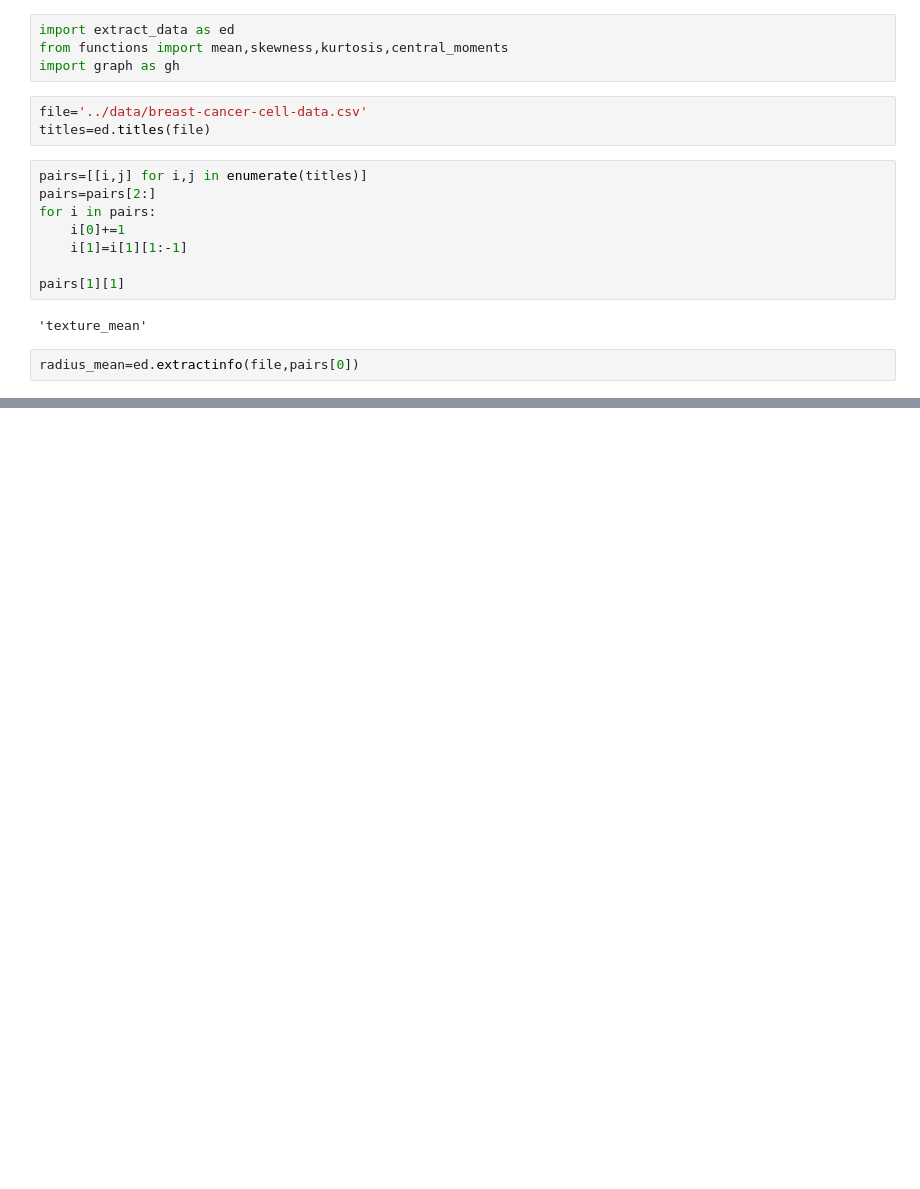
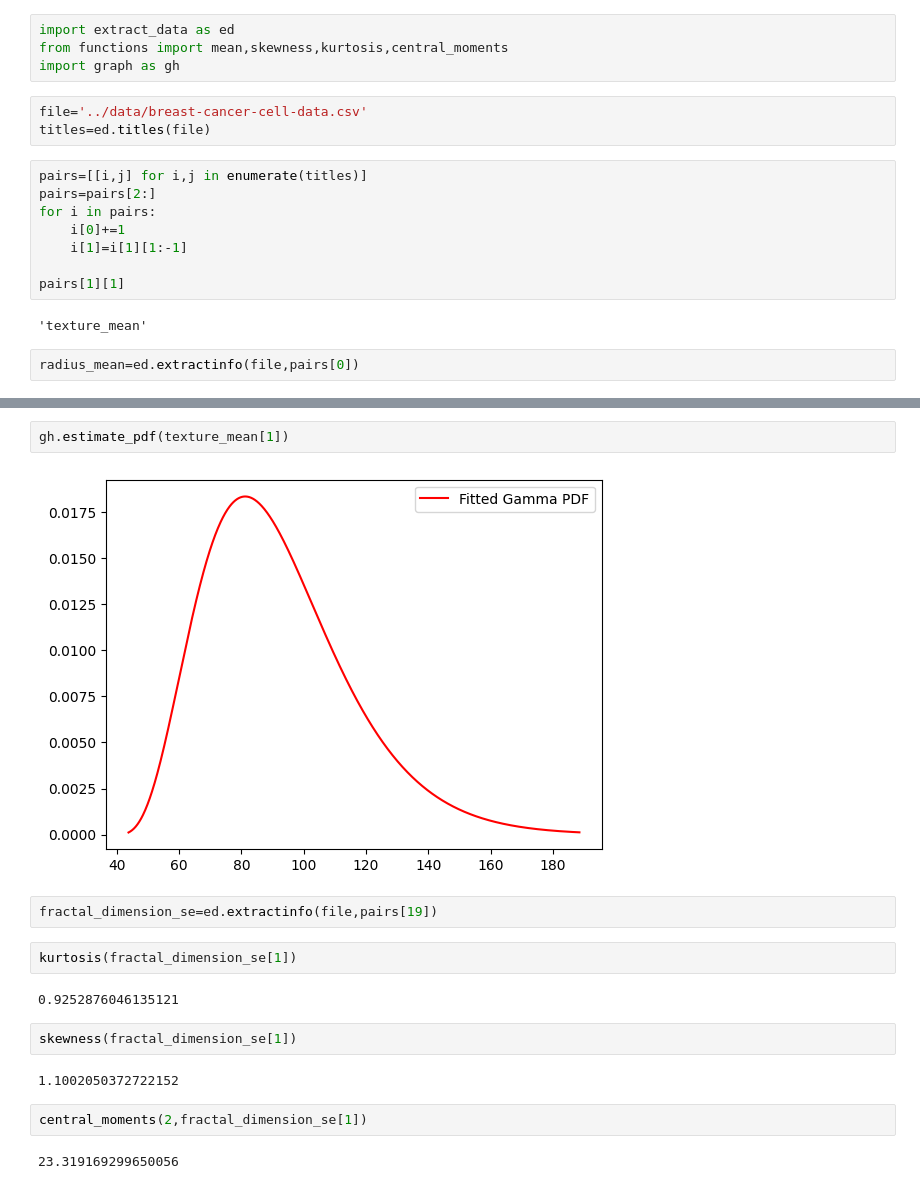
Before and after one commit to mrhamana/mammo-da, a Jupyter notebook: pythonside/main.ipynb, the cells around one changed output, grey strips where cells are left out. Drawn from its saved outputs; the diff is of its cells as text; blank space fills up the shorter version.

```diff
--- a/pythonside/main.ipynb
+++ b/pythonside/main.ipynb
@@ -31,0 +38,18 @@ True
+# %%
+gh.estimate_pdf(texture_mean[1])
+# %% [output]
+[figure, added]
+# %%
+fractal_dimension_se=ed.extractinfo(file,pairs[19])
+# %%
+kurtosis(fractal_dimension_se[1])
+# %% [output]
+0.9252876046135121
+# %%
+skewness(fractal_dimension_se[1])
+# %% [output]
+1.1002050372722152
+# %%
+central_moments(2,fractal_dimension_se[1])
+# %% [output]
+23.319169299650056
```
Also changed, not shown: parts of 11 cells of this notebook, 4 other files.
